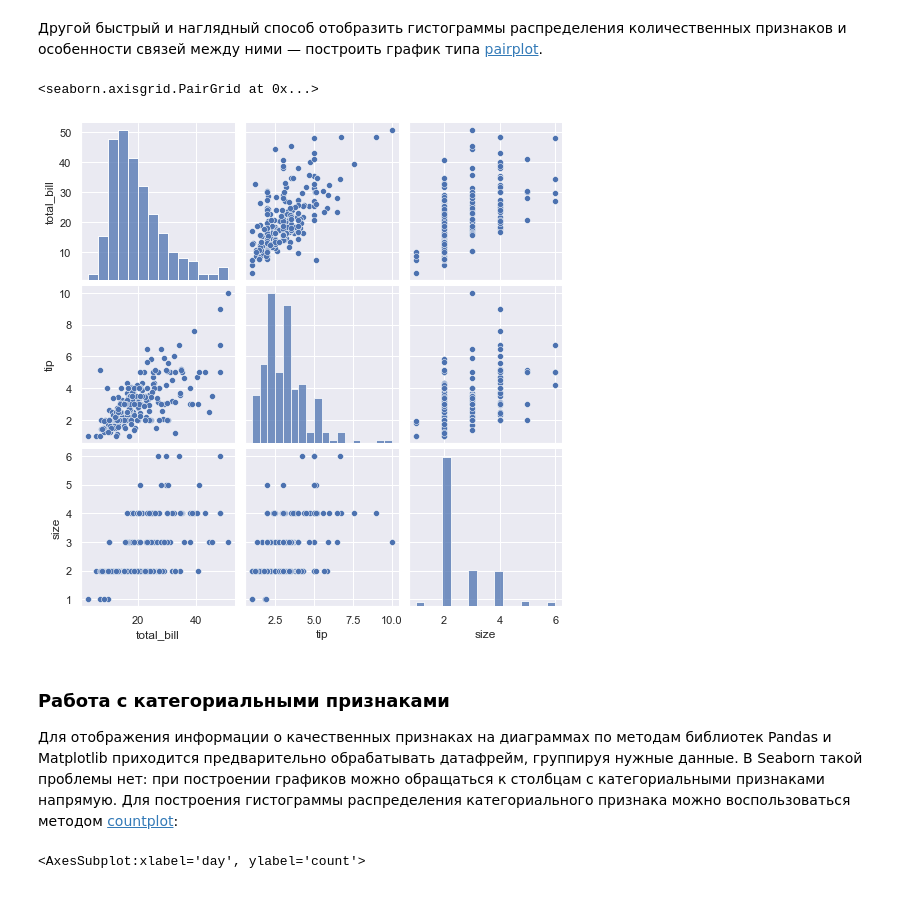
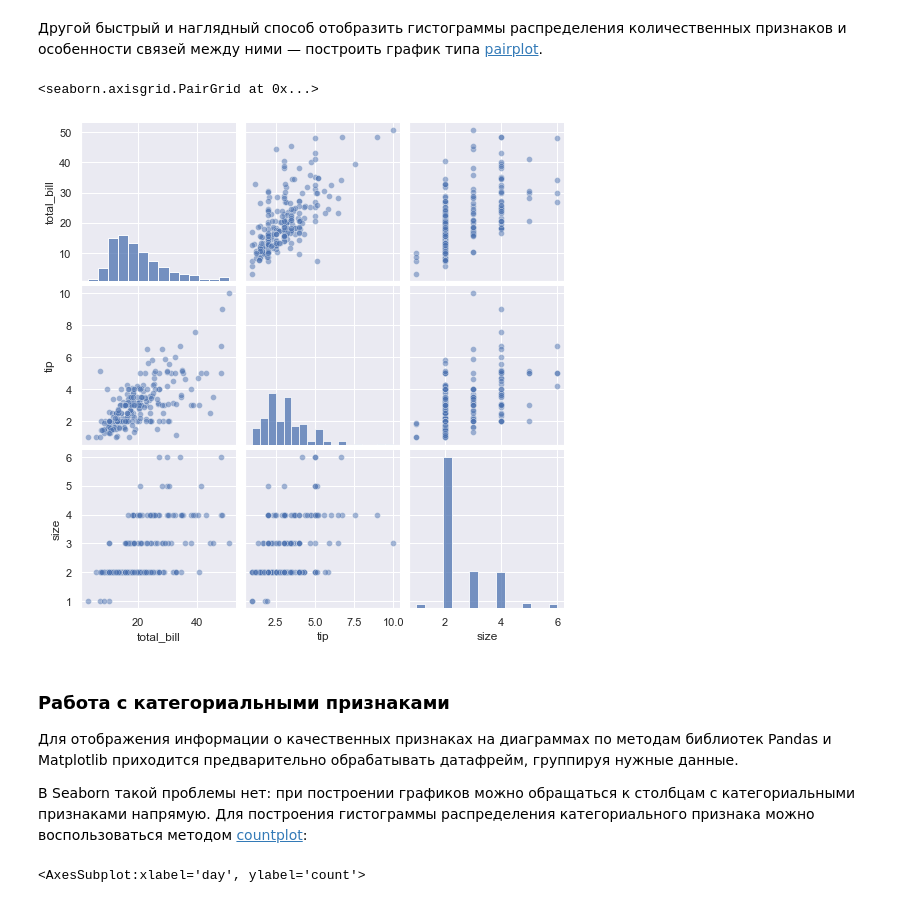
Before and after one commit to dm-fedorov/pandas_basic, a Jupyter notebook: кейсы по анализу данных/Визуализация.ipynb, the cells around one changed output. Saved outputs shown, nothing was run; the diff lists cells and outputs as text; code cells hidden in the pictures.

```diff
--- a/кейсы по анализу данных/Визуализация.ipynb
+++ b/кейсы по анализу данных/Визуализация.ipynb
@@ -25,6 +25,9 @@ df.head()
 Для быстрого и корректного отображения графиков, которые мы будем строить, запустите на работу магическую команду:
 # %%
 %matplotlib inline
+# %%
+import seaborn as sns
+sns.set()
 # %% [markdown]
 Эта команда позволит нам автоматически выводить на экран все графики и диаграммы без использования дополнительных функций.
 
@@ -353,6 +367,8 @@ axes.plot(x[::30], y2[::30], 'mD')
 import pandas as pd
 import matplotlib.pyplot as plt
 import seaborn as sns
+sns.set()
+
 %matplotlib inline
 # %% [markdown]
 При использовании некоторых методов Seaborn система может выдавать предупреждающие сообщения, что метод применяется к определенному типу данных. Эти предупреждения не являются сообщениями об ошибках, их можно игнорировать и отключить выведение на экран:
@@ -395,12 +413,14 @@ sns.jointplot(x = 'total_bill', y = 'tip', data = df, kind = 'reg')
 # %% [markdown]
 Другой быстрый и наглядный способ отобразить гистограммы распределения количественных признаков и особенности связей между ними — построить график типа [pairplot](http://seaborn.pydata.org/generated/seaborn.pairplot.html?highlight=pairplot#seaborn.pairplot).
 # %%
-sns.pairplot(df)
+sns.pairplot(df, plot_kws={'alpha': 0.5})
 # %% [output]
 <seaborn.axisgrid.PairGrid at 0x...>
-[figure, old version]
+[figure, new version]
 # %% [markdown]
 ### Работа с категориальными признаками
 
-Для отображения информации о качественных признаках на диаграммах по методам библиотек Pandas и Matplotlib приходится предварительно обрабатывать датафрейм, группируя нужные данные. В Seaborn такой проблемы нет: при построении графиков можно обращаться к столбцам с категориальными признаками напрямую. Для построения гистограммы распределения категориального признака можно воспользоваться методом [countplot](http://seaborn.pydata.org/generated/seaborn.countplot.html?highlight=countplot#seaborn.countplot):
+Для отображения информации о качественных признаках на диаграммах по методам библиотек Pandas и Matplotlib приходится предварительно обрабатывать датафрейм, группируя нужные данные.
+
+В Seaborn такой проблемы нет: при построении графиков можно обращаться к столбцам с категориальными признаками напрямую. Для построения гистограммы распределения категориального признака можно воспользоваться методом [countplot](http://seaborn.pydata.org/generated/seaborn.countplot.html?highlight=countplot#seaborn.countplot):
 # %%
```
Also changed, not shown: parts of 13 cells of this notebook, 2 other files.
